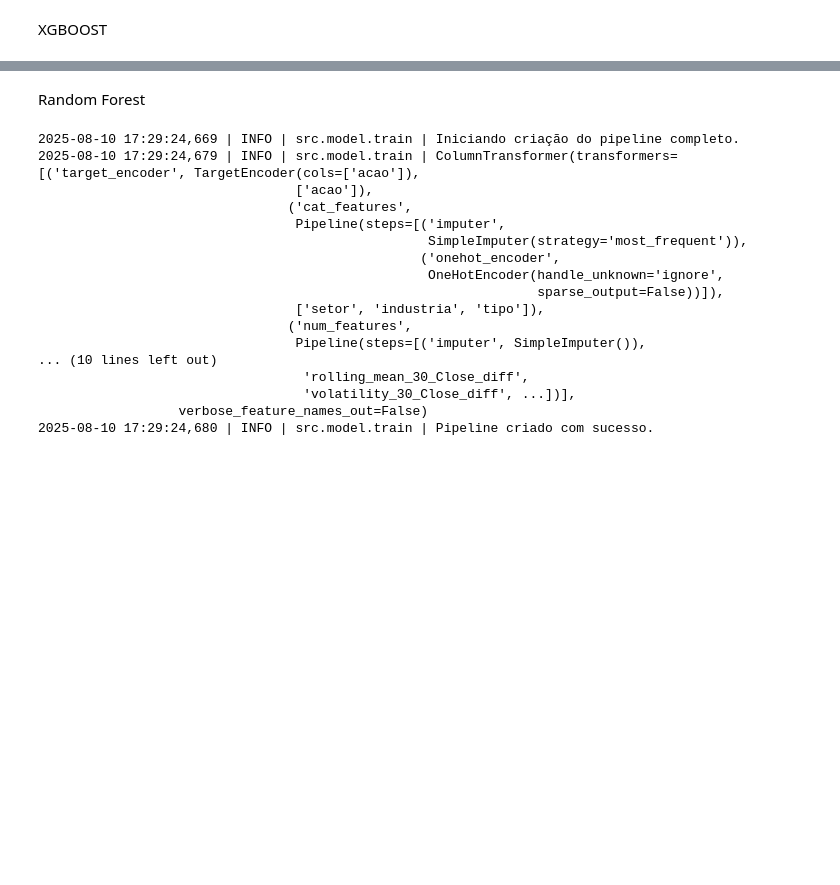
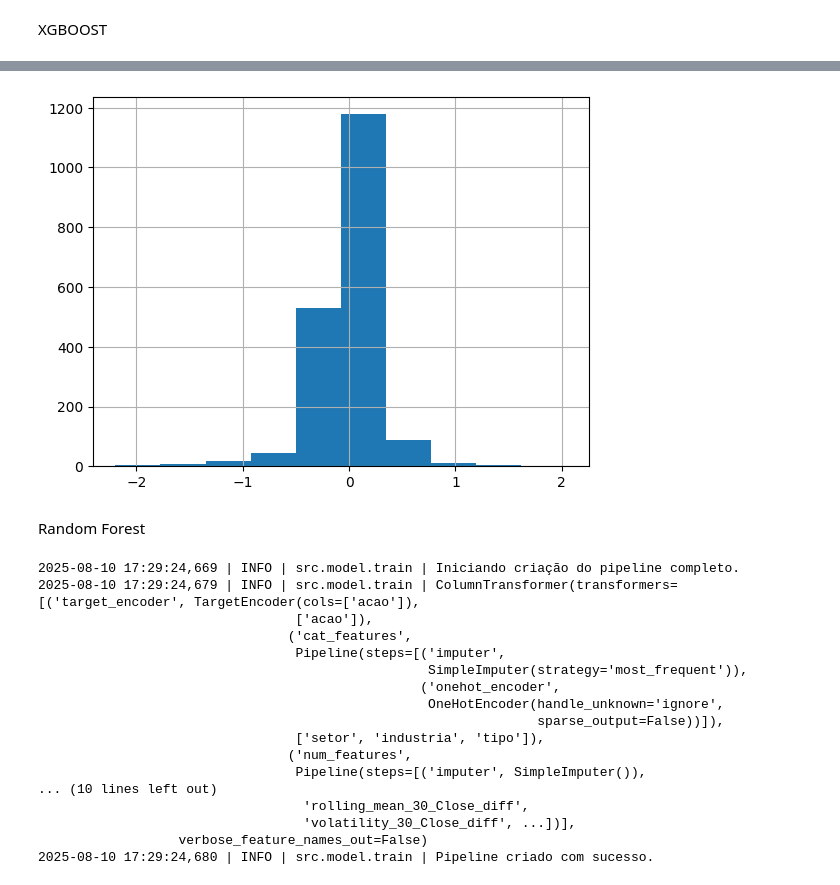
Before and after one commit to ederray/etl-aws, a Jupyter notebook: notebooks/model_evaluation.ipynb, the cells around one changed output, grey strips where cells are left out. Drawn from its saved outputs; the diff is of its cells as text; code cells hidden in the pictures; blank space fills up the shorter version.

```diff
--- a/notebooks/model_evaluation.ipynb
+++ b/notebooks/model_evaluation.ipynb
@@ -339,0 +382,5 @@ R2 Score: 0.6805
+# %%
+# histograma dos resíduos
+res_xgb.hist();
+# %% [output]
+[figure, added]
```
Also changed, not shown: parts of 28 cells of this notebook, 25 other files.
